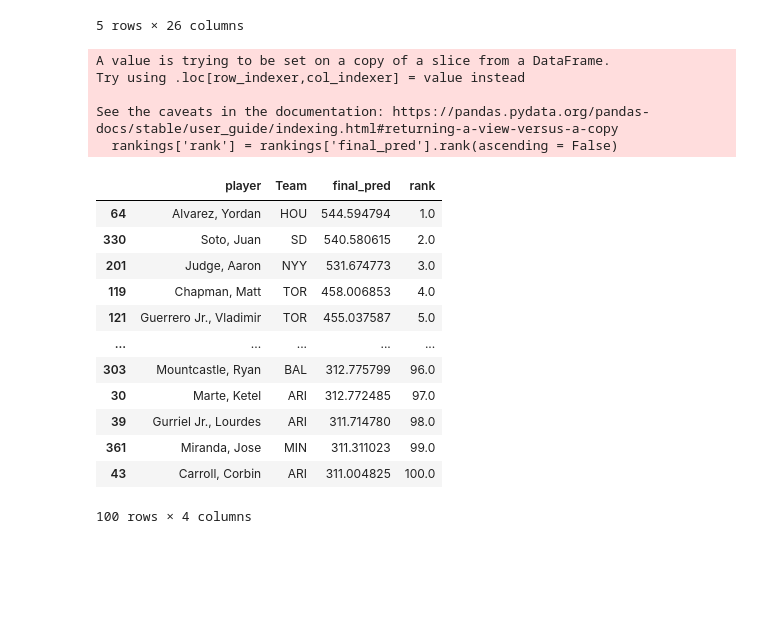
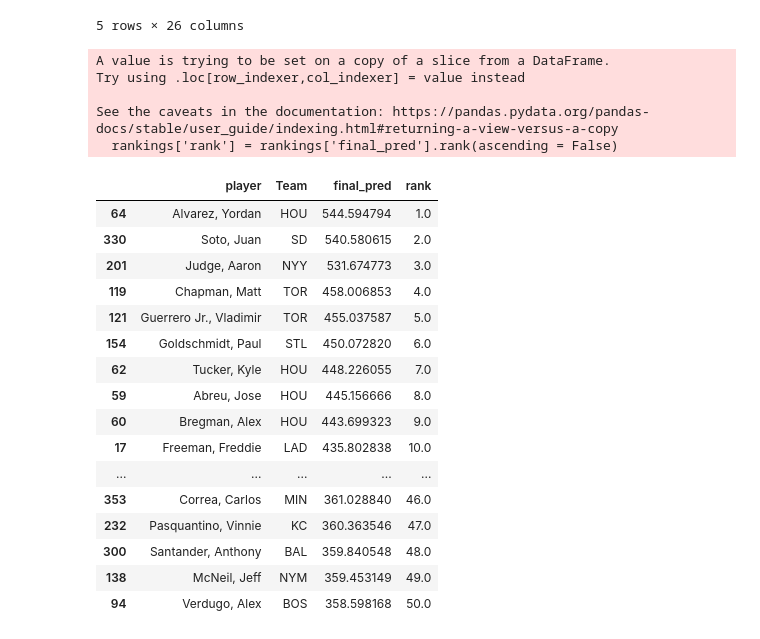
Before and after one commit to mcgillies/FantasyPreds2023, a Jupyter notebook: model.ipynb, the cells around one changed output. Cells and saved outputs as stored; diff of their text form; code cells hidden in the pictures; blank space fills up the shorter version.

Commit message:
Updated rankings to be sorted

```diff
--- a/model.ipynb
+++ b/model.ipynb
@@ -721,25 +721,30 @@ alldat.head()
 # %%
 alldat['final_pred'] = alldat['fpoints']*alldat['standardized']
 rankings = alldat[['player', 'Team', 'final_pred']]
 rankings['rank'] = rankings['final_pred'].rank(ascending = False)
-rankings.sort_values(by = "rank", ascending = True).head(100)
+final = rankings.sort_values(by = "rank", ascending = True)
+final.head(50)
 # %% [output]
 A value is trying to be set on a copy of a slice from a DataFrame.
 Try using .loc[row_indexer,col_indexer] = value instead
 
 See the caveats in the documentation: https://pandas.pydata.org/pandas-docs/stable/user_guide/indexing.html#returning-a-view-versus-a-copy
   rankings['rank'] = rankings['final_pred'].rank(ascending = False)
 |  | player | Team | final_pred | rank |
 | 64 | Alvarez, Yordan | HOU | 544.594794 | 1.0 |
 | 330 | Soto, Juan | SD | 540.580615 | 2.0 |
 | 201 | Judge, Aaron | NYY | 531.674773 | 3.0 |
 | 119 | Chapman, Matt | TOR | 458.006853 | 4.0 |
 | 121 | Guerrero Jr., Vladimir | TOR | 455.037587 | 5.0 |
+| 154 | Goldschmidt, Paul | STL | 450.072820 | 6.0 |
+| 62 | Tucker, Kyle | HOU | 448.226055 | 7.0 |
+| 59 | Abreu, Jose | HOU | 445.156666 | 8.0 |
+| 60 | Bregman, Alex | HOU | 443.699323 | 9.0 |
+| 17 | Freeman, Freddie | LAD | 435.802838 | 10.0 |
 | ... | ... | ... | ... | ... |
-| 303 | Mountcastle, Ryan | BAL | 312.775799 | 96.0 |
-| 30 | Marte, Ketel | ARI | 312.772485 | 97.0 |
-| 39 | Gurriel Jr., Lourdes | ARI | 311.714780 | 98.0 |
-| 361 | Miranda, Jose | MIN | 311.311023 | 99.0 |
-| 43 | Carroll, Corbin | ARI | 311.004825 | 100.0 |
+| 353 | Correa, Carlos | MIN | 361.028840 | 46.0 |
+| 232 | Pasquantino, Vinnie | KC | 360.363546 | 47.0 |
+| 300 | Santander, Anthony | BAL | 359.840548 | 48.0 |
+| 138 | McNeil, Jeff | NYM | 359.453149 | 49.0 |
+| 94 | Verdugo, Alex | BOS | 358.598168 | 50.0 |
-100 rows × 4 columns
 # %%
```
Also changed, not shown: parts of 1 cell of this notebook, 1 other file.
